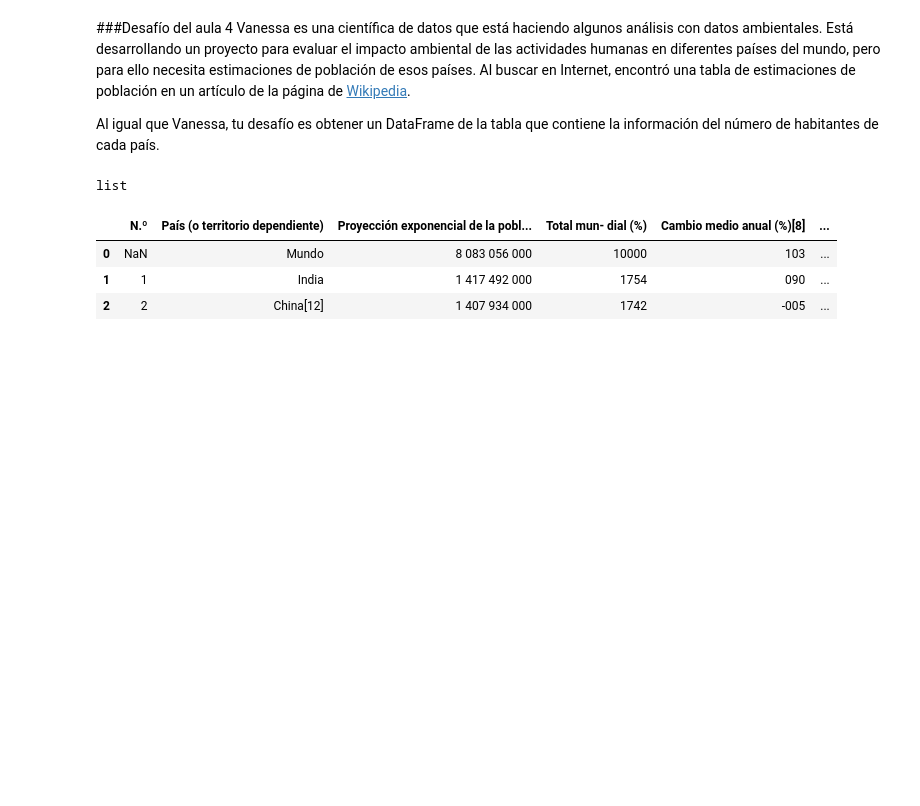
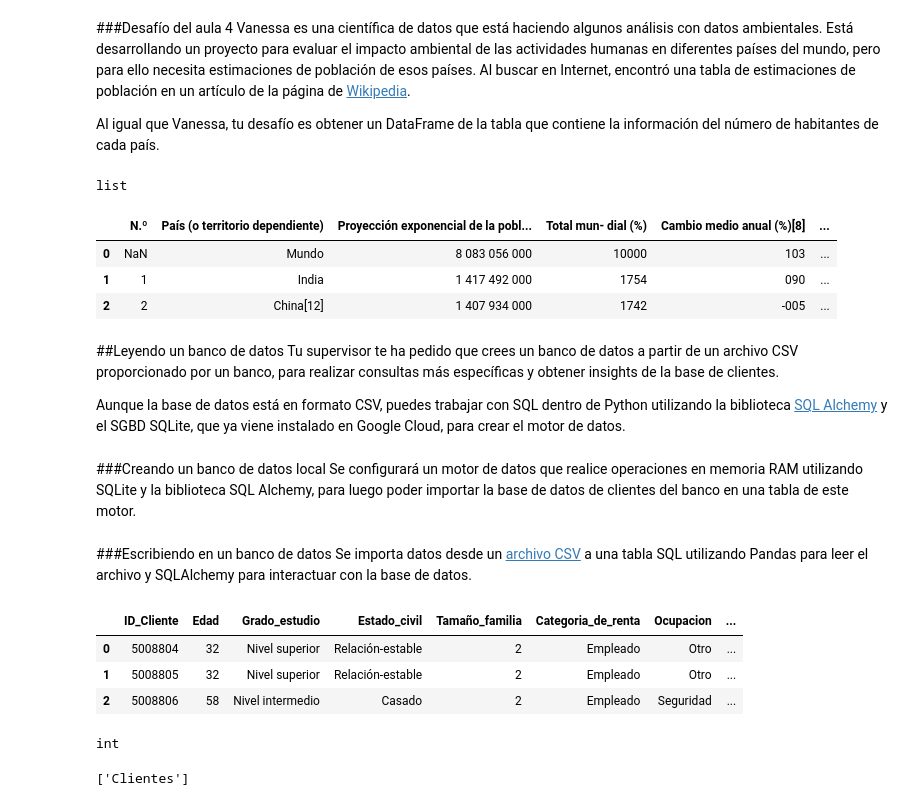
Before and after one commit to JLuceroVasquez/pandas-es-formatos-de-archivo, a Jupyter notebook: cuaderno_clases.ipynb, the cells around one changed output. Saved outputs shown, nothing was run; the diff lists cells and outputs as text; code cells hidden in the pictures; blank space fills up the shorter version.

```diff
--- a/cuaderno_clases.ipynb
+++ b/cuaderno_clases.ipynb
@@ -519,0 +520,8 @@ poblacion_df.head(3)
+# %% [markdown]
+##Leyendo un banco de datos
+Tu supervisor te ha pedido que crees un banco de datos a partir de un archivo CSV proporcionado por un banco, para realizar consultas más específicas y obtener insights de la base de clientes.
+
+Aunque la base de datos está en formato CSV, puedes trabajar con SQL dentro de Python utilizando la biblioteca [SQL Alchemy](https://www.sqlalchemy.org/) y el SGBD SQLite, que ya viene instalado en Google Cloud, para crear el motor de datos.
+# %% [markdown]
+###Creando un banco de datos local
+Se configurará un motor de datos que realice operaciones en memoria RAM utilizando SQLite y la biblioteca SQL Alchemy, para luego poder importar la base de datos de clientes del banco en una tabla de este motor.
@@ -519,0 +546,19 @@ poblacion_df.head(3)
+# %% [markdown]
+###Escribiendo en un banco de datos
+Se importa datos desde un [archivo CSV](https://github.com/alura-es-cursos/1980-Pandas_IO/raw/1980-aula5/1980-aula5.zip) a una tabla SQL utilizando Pandas para leer el archivo y SQLAlchemy para interactuar con la base de datos.
+# %%
+'''
+datos de un archivo CSV a una tabla SQL usando Pandas y SQLAlchemy. Leíste el CSV con read_csv, lo guardaste en un dataframe y luego usaste to_sql para crear una tabla en tu motor SQL. Finalmente, verificaste la creación de la tabla con el método inspect.
+'''
+#Se almacena el path de Google Drive correspondiente al archivo CSV del banco.
+path_bancodatos = '/content/drive/MyDrive/Aprendizaje-vigente/Programa ONE/Ruta 5 - Aprendiendo a hacer ETL/3-pandas-es-formatos-de-archivo/aula5/clientes_banco.csv'
+
+#Se importan los datos a un dataframe.
+banco_df = pd.read_csv(path_bancodatos)
+banco_df.shape #Resultado :(438463, 11)
+banco_df.head(3)
+# %% [output]
+|  | ID_Cliente | Edad | Grado_estudio | Estado_civil | Tamaño_familia | Categoria_de_renta | Ocupacion | ... |
+| 0 | 5008804 | 32 | Nivel superior | Relación-estable | 2 | Empleado | Otro | ... |
+| 1 | 5008805 | 32 | Nivel superior | Relación-estable | 2 | Empleado | Otro | ... |
+| 2 | 5008806 | 58 | Nivel intermedio | Casado | 2 | Empleado | Seguridad | ... |
@@ -519,0 +568,19 @@ poblacion_df.head(3)
+# %%
+'''
+El método to_sql de Pandas devuelve un entero que representa el número de filas
+insertadas en la tabla SQL. En este caso, banco_clientes contiene el número de
+registros del dataframe banco_df que fueron escritos en la tabla 'Clientes' del
+motor SQL.
+'''
+banco_clientes #Resultado: 438463
+type(banco_clientes)
+# %% [output]
+int
+# %%
+#Se realiza una inspección al motor de datos SQLite creado.
+inspector = inspect(engine)
+
+#Se aplica el método .get_table_names al inspector para comprobar que la tabla "Clientes" existe.
+inspector.get_table_names()
+# %% [output]
+['Clientes']
```
Also changed, not shown: parts of 2 cells of this notebook.
